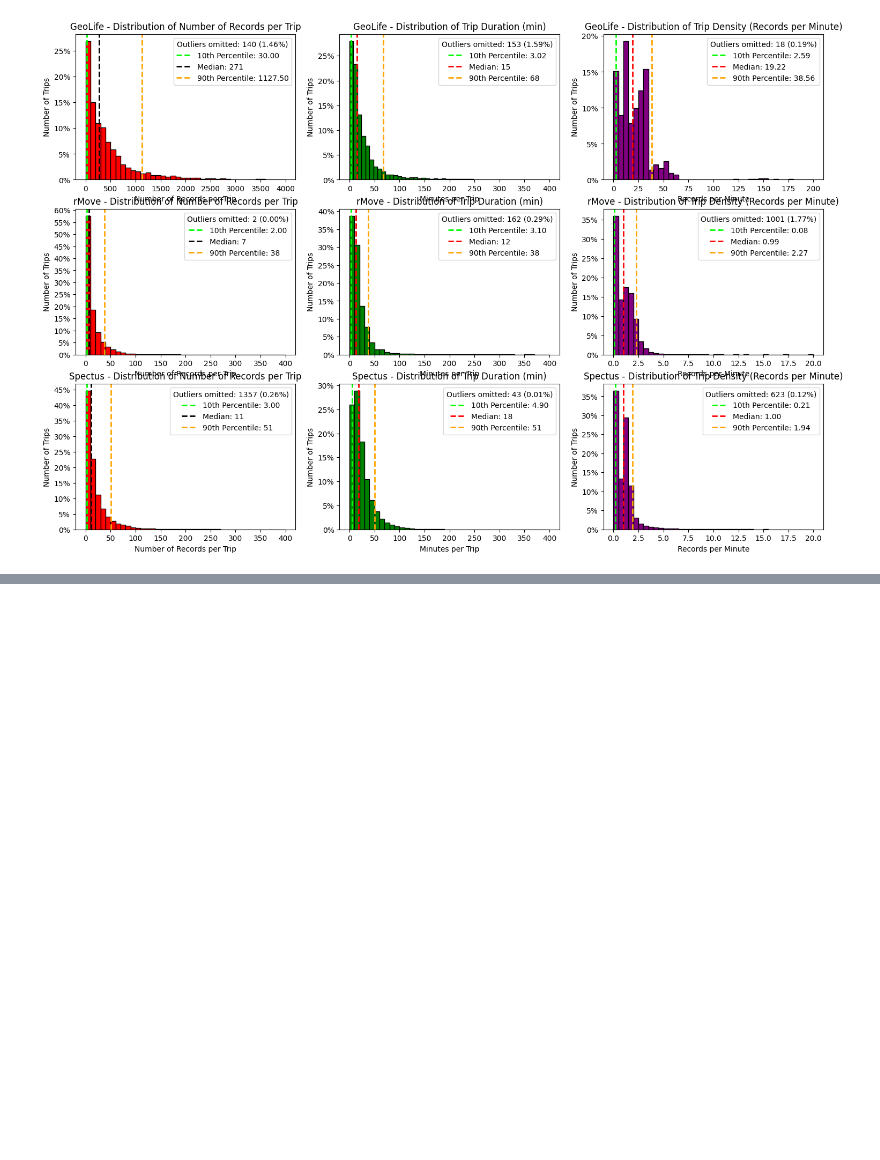
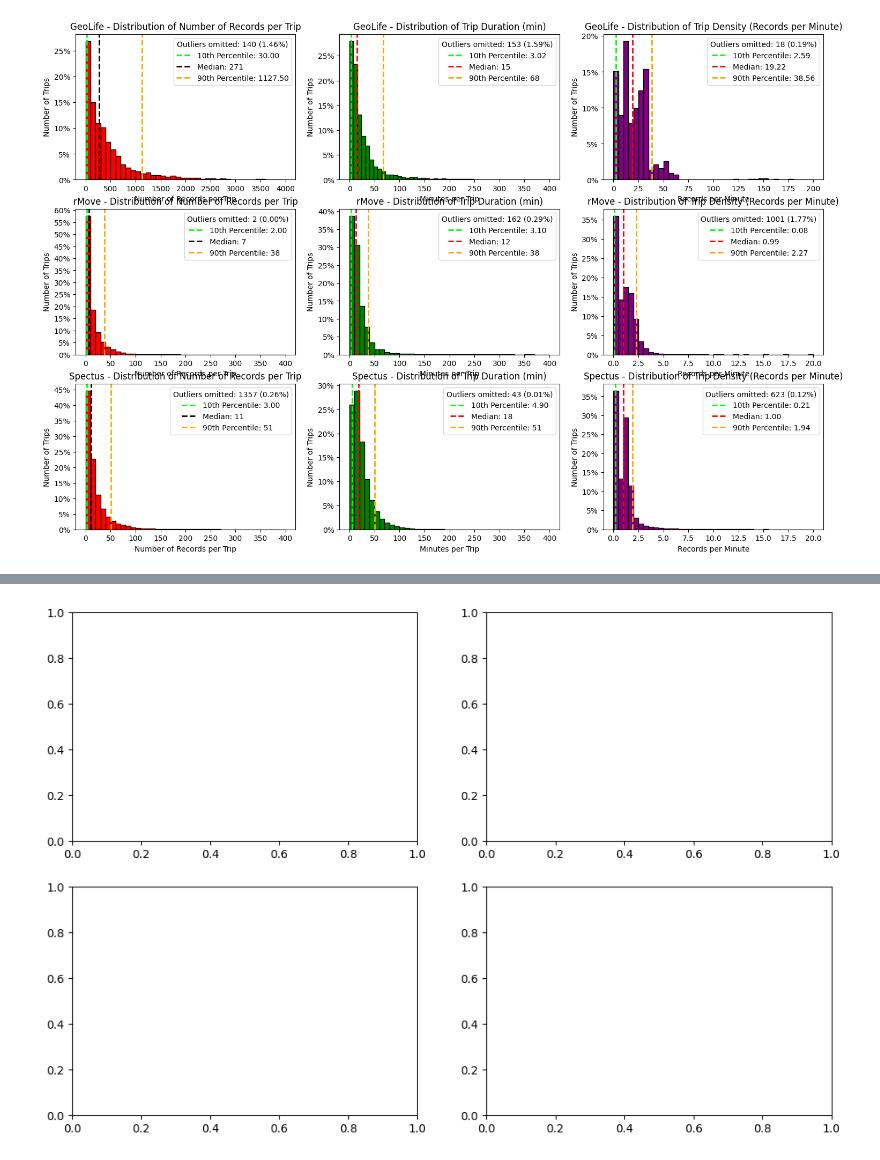
Before and after one commit to UW-THINKlab/mode-analysis, a Jupyter notebook: Dataset_Comparison_Graphs_All_Density.ipynb, the cells around one changed output, grey strips where cells are left out. Cells and saved outputs as stored; diff of their text form; code cells hidden in the pictures; blank space fills up the shorter version.

```diff
--- a/Dataset_Comparison_Graphs_All_Density.ipynb
+++ b/Dataset_Comparison_Graphs_All_Density.ipynb
@@ -383 +383,21 @@ fig
+# %%
+import matplotlib.pyplot as plt
+from matplotlib.ticker import ScalarFormatter, SymmetricalLogLocator
+import numpy as np
+import pandas as pd
+
+fig2, axes2 = plt.subplots(2, 2, figsize=(12, 8))
+
+axes2_flat = axes2.flat
+
+df_geolife = pd.read_csv(f'./data/Geolife/20260720_geolife_database_metrics.csv')
+df_geolife = df_geolife[df_geolife['number_of_records'] > 0]
+
+df_rmove = pd.read_csv(f'./data/rMove/20260720_rmove_database_metrics.csv')
+df_rmove = df_rmove[df_rmove['number_of_records'] > 0]
+
+df_spectus = pd.read_csv(f'./data/Spectus/Lyra_Processed/20260716_spectus_database_metrics.csv')
+df_spectus = df_spectus[df_spectus['number_of_records'] > 0]
+# %% [output]
+[figure, added]
 # %%
```
Also changed, not shown: parts of 6 cells of this notebook, 7 other files.
